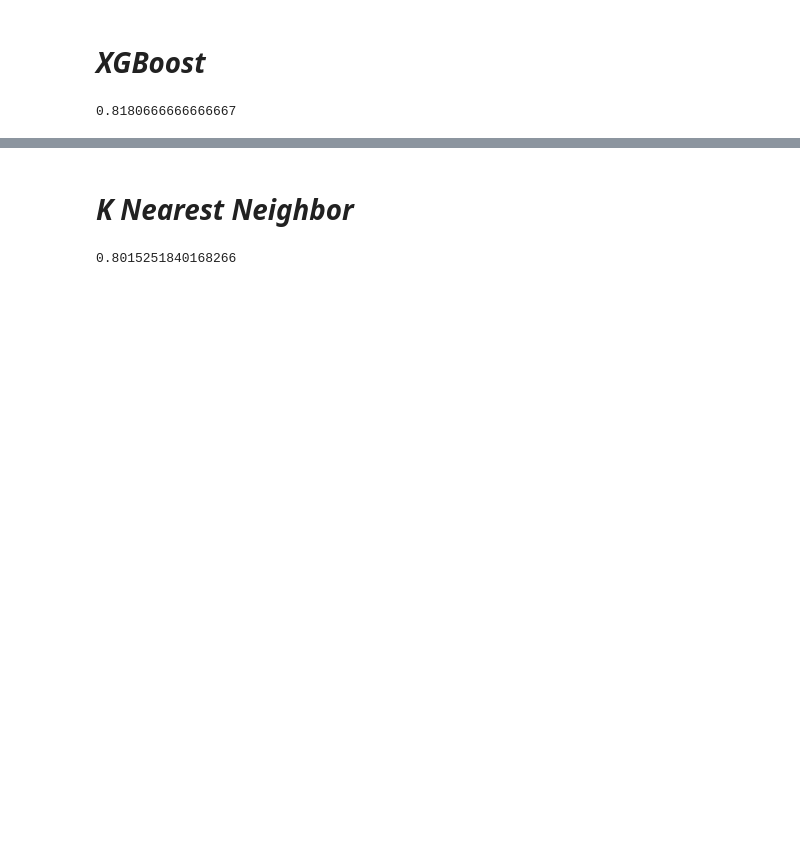
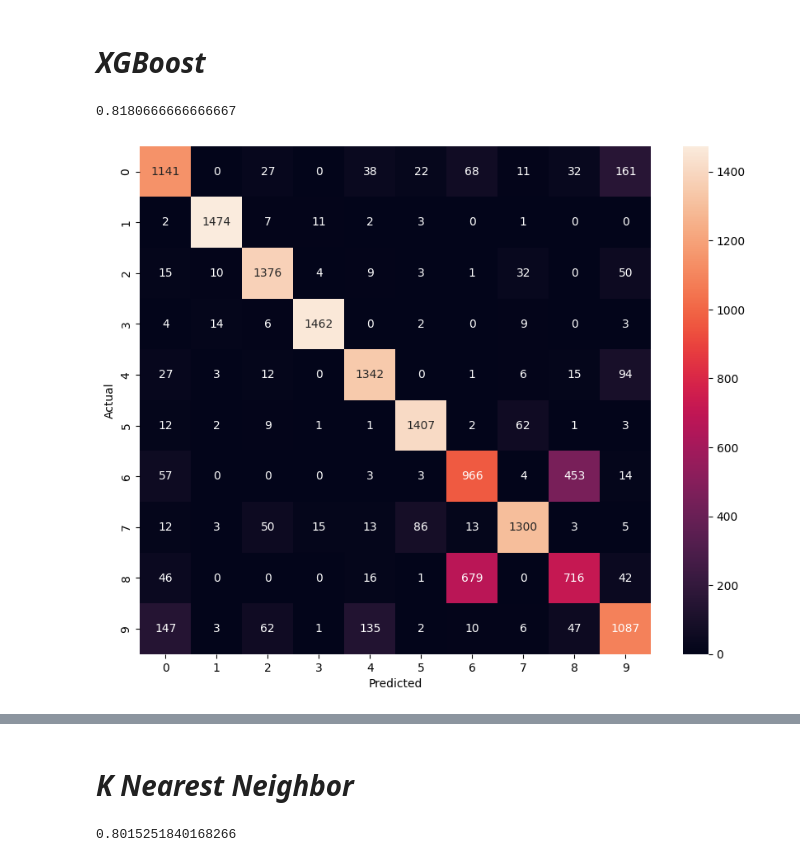
Before and after one commit to tofa19/DMML-Project, a Jupyter notebook: Music_Genre_Classification.ipynb, the cells around one changed output, grey strips where cells are left out. Drawn from its saved outputs; the diff is of its cells as text; code cells hidden in the pictures; blank space fills up the shorter version.

```diff
--- a/Music_Genre_Classification.ipynb
+++ b/Music_Genre_Classification.ipynb
@@ -346,3 +418,15 @@ y_pred = xgb.predict(X_test)
 xgb.score(X_test,y_test)
 # %% [output]
 0.8180666666666667
+# %%
+y_pred_xgb = xgb.predict(X_test)
+# %%
+from sklearn.metrics import confusion_matrix
+import seaborn as sns
+
+sns.heatmap(confusion_matrix(y_test, y_pred_xgb), annot=True, fmt='d')
+plt.xlabel('Predicted')
+plt.ylabel('Actual')
+plt.show()
+# %% [output]
+[figure, added]
```
Also changed, not shown: parts of 18 cells of this notebook.
